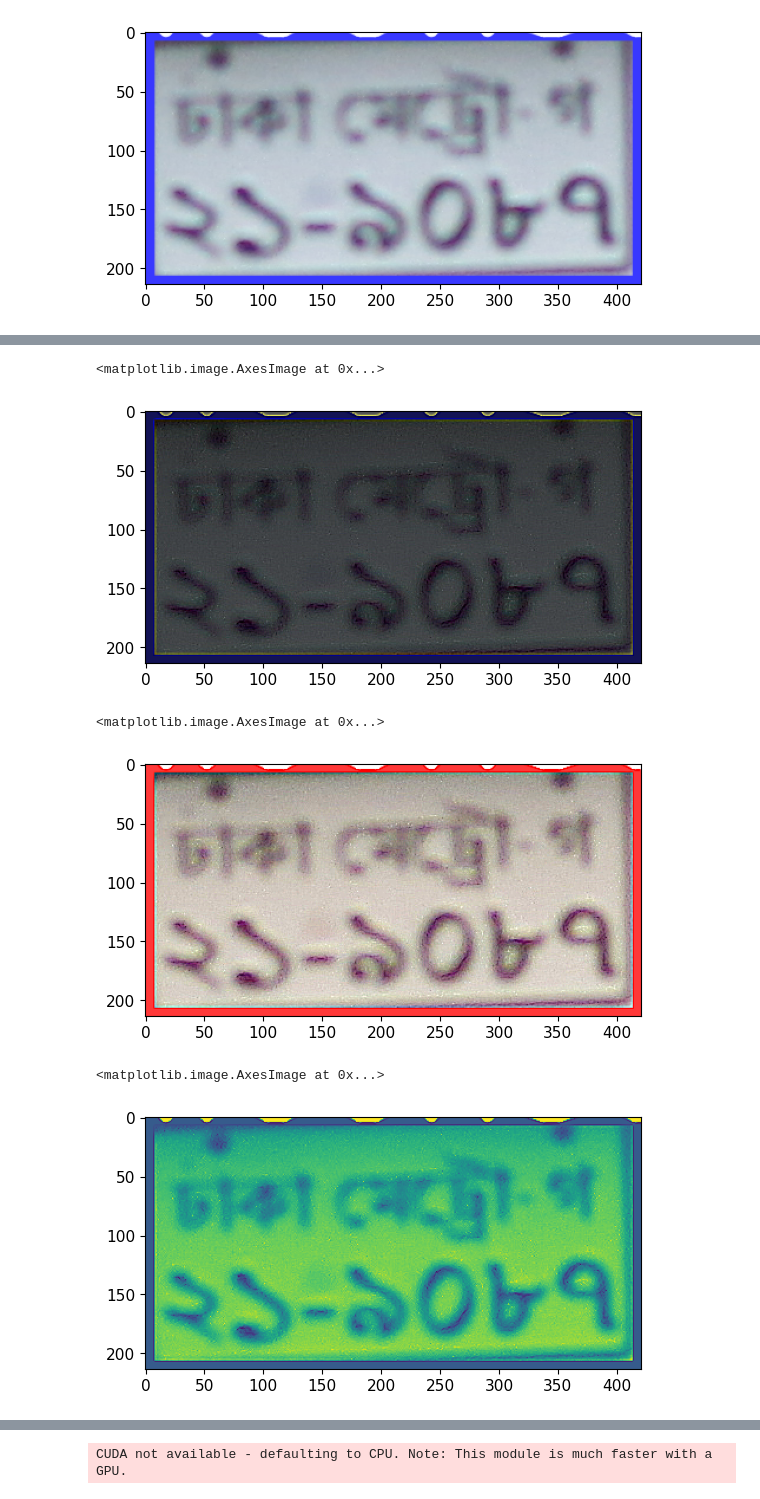
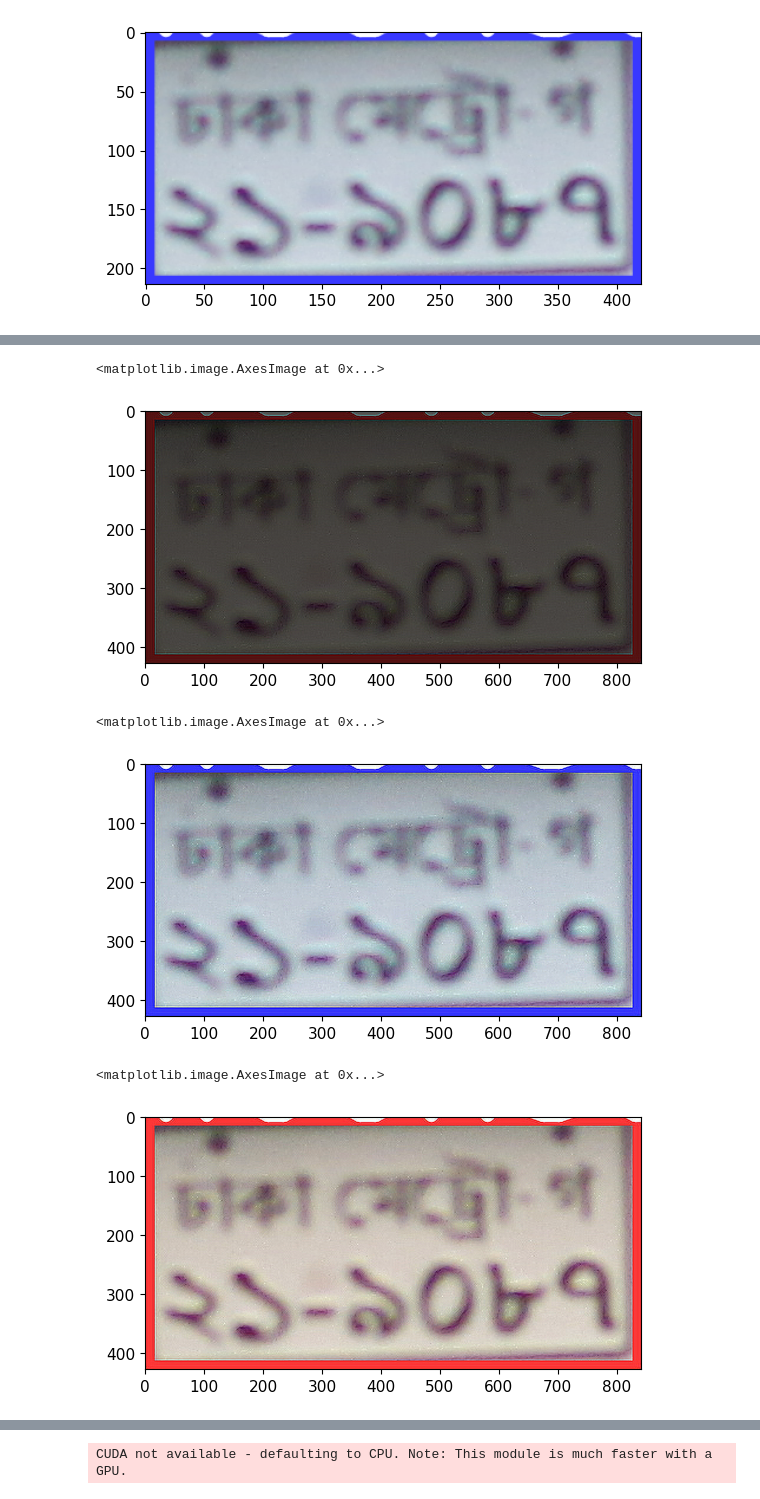
Before and after one commit to rahem1983/CSE_498r, a Jupyter notebook: Yolo_test_0.01.ipynb, the cells around one changed output, grey strips where cells are left out. Drawn from its saved outputs; the diff is of its cells as text; code cells hidden in the pictures.

Commit message:
img upscaling

```diff
--- a/Yolo_test_0.01.ipynb
+++ b/Yolo_test_0.01.ipynb
@@ -140,3 +168,15 @@ plt.imshow(cv2.cvtColor(cropped_image, cv2.COLOR_BGR2RGB))
 # %% [output]
 <matplotlib.image.AxesImage at 0x...>
 [figure]
+# %%
+#Image upscaling using ISR
+
+
+from ISR.models import RDN
+
+img = cv2.cvtColor(np.array(cropped_image), cv2.COLOR_RGB2BGR)
+lr_img = np.array(img)
+
+rdn = RDN(weights='psnr-small')
+sr_img = rdn.predict(lr_img)
+Image.fromarray(sr_img)
@@ -162,31 +196,31 @@ plt.imshow(cv2.cvtColor(adaptive, cv2.COLOR_BGR2RGB))
 # %%
-# sharp process 2 (not good enough)
+# sharp process 2
 
 kernel = np.array([[-1, -1, -1],[-1, 9, -1],[-1, -1, -1]], np.float32)
 
 kernel = 1/3 * kernel
 
-shrp_img = cv2.filter2D(cropped_image, -1, kernel)
+shrp_img = cv2.filter2D(sr_img, -1, kernel)
 plt.imshow(cv2.cvtColor(shrp_img, cv2.COLOR_BGR2RGB))
 # %% [output]
 <matplotlib.image.AxesImage at 0x...>
-[figure, old version]
+[figure, new version]
 # %%
-# using PIL and Tensorflow sharpening (failed attempt)
+# sharp process 3 using PIL and Tensorflow sharpening
 
-img_pil = T.ToPILImage()(cropped_image)
+img_pil = T.ToPILImage()(sr_img)
 sharp_pil = F.adjust_sharpness(img_pil, 7.0) #tweak this
 sharp_img = cv2.cvtColor(np.array(sharp_pil), cv2.COLOR_RGB2BGR)
 plt.imshow(cv2.cvtColor(sharp_img, cv2.COLOR_BGR2RGB))
 # %% [output]
 <matplotlib.image.AxesImage at 0x...>
-[figure, old version]
+[figure, new version]
 # %%
-# sharp filter 3 (not good enough)
+# sharp process 4
 
 sharpen_filter = np.array([[0, -1, 0], [-1, 5, -1], [0, -1, 0]])
-sharped_img = cv2.filter2D(cropped_image, -1, sharpen_filter)
-plt.imshow(cv2.cvtColor(sharped_img, cv2.COLOR_BGR2GRAY))
+sharped_img = cv2.filter2D(sr_img, -1, sharpen_filter)
+plt.imshow(cv2.cvtColor(sharped_img, cv2.COLOR_BGR2RGB))
 # %% [output]
 <matplotlib.image.AxesImage at 0x...>
-[figure, old version]
+[figure, new version]
```
Also changed, not shown: parts of 10 cells of this notebook, 1 other file.
